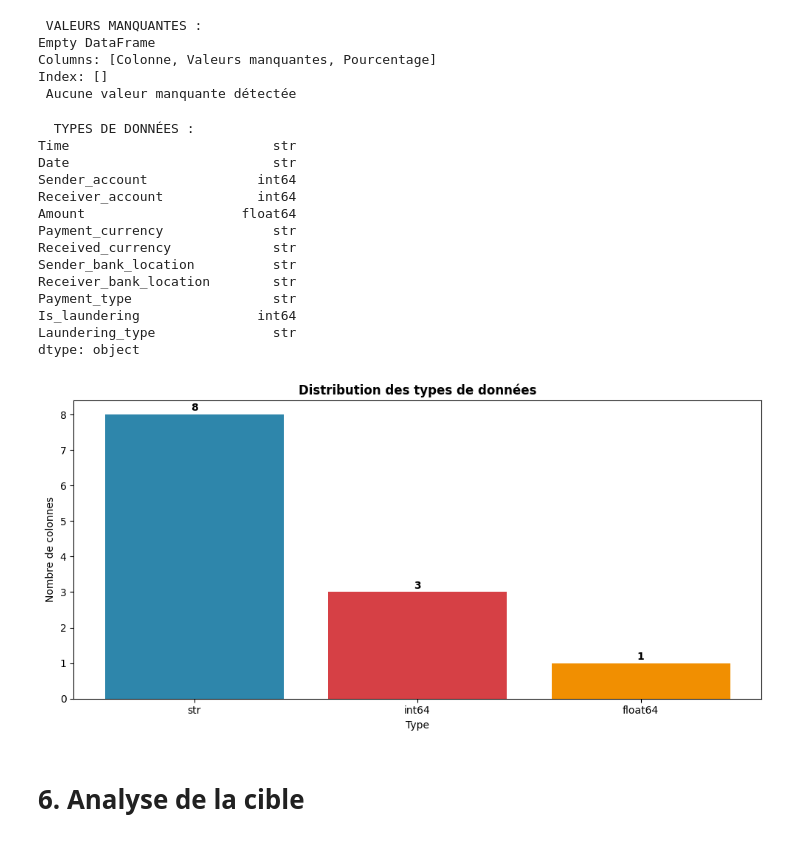
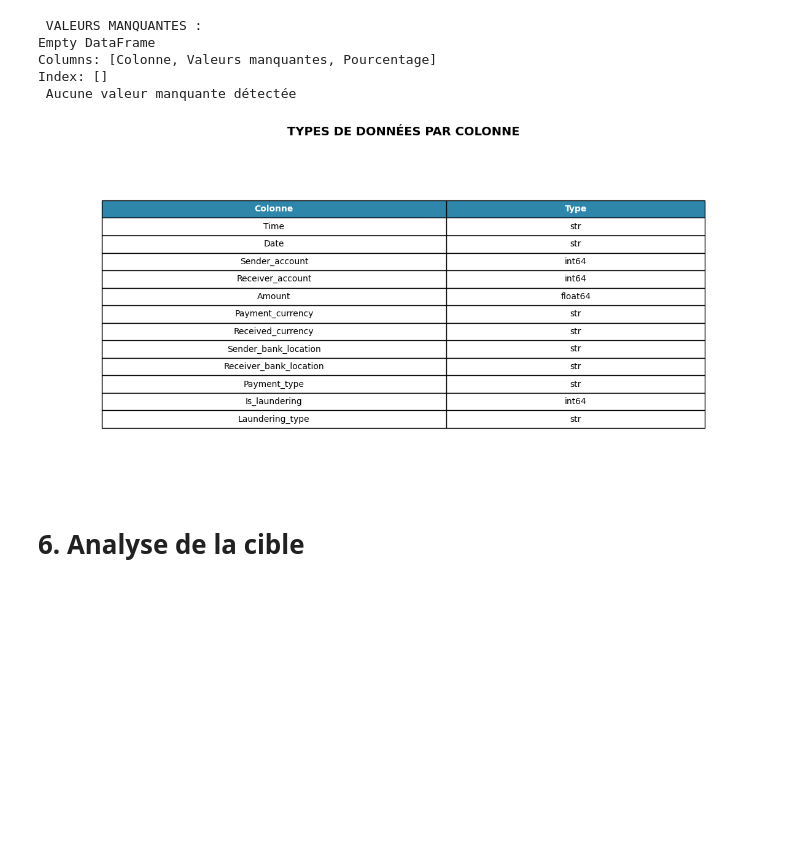
Before and after one commit to franckhuberson/memoire_master, a Jupyter notebook: exo.ipynb, the cells around one changed output. Cells and saved outputs as stored; diff of their text form; code cells hidden in the pictures; blank space fills up the shorter version.

```diff
--- a/exo.ipynb
+++ b/exo.ipynb
@@ -108,37 +131,38 @@ Columns: [Colonne, Valeurs manquantes, Pourcentage]
 Index: []
  Aucune valeur manquante détectée
 # %%
-# Types de données et histogramme des colonnes
-print("  TYPES DE DONNÉES :")
-print(df.dtypes)
+# Récupération des types de données
+types_df = pd.DataFrame({
+    'Colonne': df.dtypes.index,
+    'Type': df.dtypes.astype(str).values
+})
 
-# Histogramme des types de données
-fig, ax = plt.subplots(figsize=(10, 5))
-type_counts = df.dtypes.value_counts()
-ax.bar(type_counts.index.astype(str), type_counts.values, color=['#2E86AB', '#D64045', '#F18F01'])
-ax.set_title('Distribution des types de données', fontsize=12, fontweight='bold')
-ax.set_xlabel('Type')
-ax.set_ylabel('Nombre de colonnes')
-for i, v in enumerate(type_counts.values):
-    ax.text(i, v + 0.1, str(v), ha='center', fontweight='bold')
+# Création de la figure
+fig, ax = plt.subplots(figsize=(12, 6))
+ax.axis('off')
+
+# Création du tableau
+table = ax.table(cellText=types_df.values,
+                 colLabels=['Colonne', 'Type'],
+                 cellLoc='center',
+                 loc='center',
+                 colWidths=[0.4, 0.3])
+
+table.auto_set_font_size(False)
+table.set_fontsize(10)
+table.scale(1.2, 1.5)
+
+# Colorer les en-têtes
+table[(0, 0)].set_facecolor('#2E86AB')
+table[(0, 1)].set_facecolor('#2E86AB')
+table[(0, 0)].set_text_props(weight='bold', color='white')
+table[(0, 1)].set_text_props(weight='bold', color='white')
+
+plt.title('TYPES DE DONNÉES PAR COLONNE', fontsize=14, fontweight='bold', pad=20)
 plt.tight_layout()
 plt.show()
 # %% [output]
-  TYPES DE DONNÉES :
-Time                          str
-Date                          str
-Sender_account              int64
-Receiver_account            int64
-Amount                    float64
-Payment_currency              str
-Received_currency             str
-Sender_bank_location          str
-Receiver_bank_location        str
-Payment_type                  str
-Is_laundering               int64
-Laundering_type               str
-dtype: object
-[figure, old version]
+[figure, new version]
 # %% [markdown]
 # 6. Analyse de la cible
 # %%
```
Also changed, not shown: parts of 31 cells of this notebook, 1 other file.
